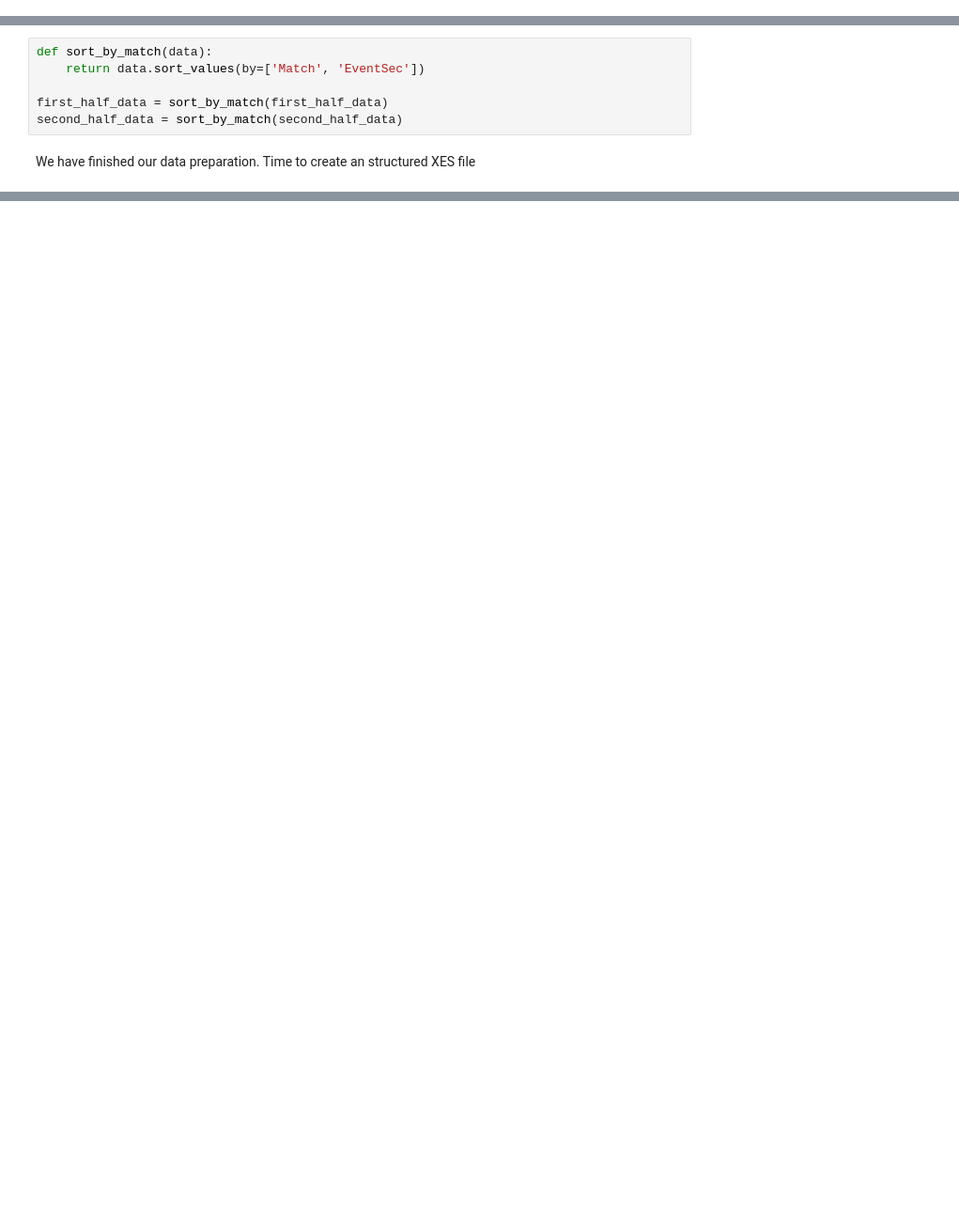
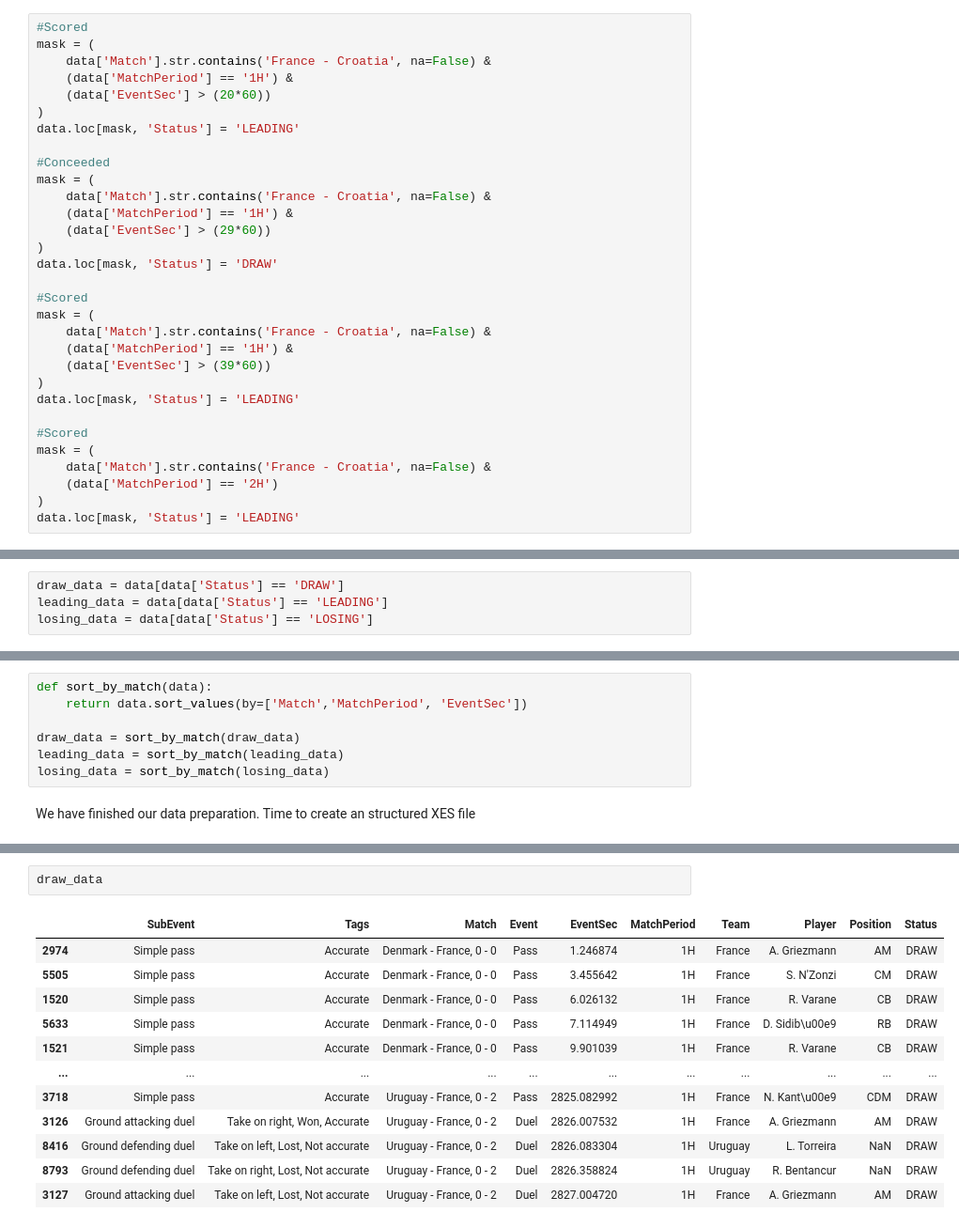
Before and after one commit to MrSachin7/ProcessMiningProject, a Jupyter notebook: Data_preparation/index.ipynb, the cells around one changed output, grey strips where cells are left out. Shown at 94% size. Cells and saved outputs as stored; diff of their text form; blank space fills up the shorter version.

```diff
--- a/Data_preparation/index.ipynb
+++ b/Data_preparation/index.ipynb
@@ -242 +382,32 @@ data[data['Team'] == 'France']
+# %%
+#Scored
+mask = (
+    data['Match'].str.contains('France - Croatia', na=False) &
+    (data['MatchPeriod'] == '1H') &
+    (data['EventSec'] > (20*60))
+)
+data.loc[mask, 'Status'] = 'LEADING'
+
+#Conceeded
+mask = (
+    data['Match'].str.contains('France - Croatia', na=False) &
+    (data['MatchPeriod'] == '1H') &
+    (data['EventSec'] > (29*60))
+)
+data.loc[mask, 'Status'] = 'DRAW'
+
+#Scored
+mask = (
+    data['Match'].str.contains('France - Croatia', na=False) &
+    (data['MatchPeriod'] == '1H') &
+    (data['EventSec'] > (39*60))
+)
+data.loc[mask, 'Status'] = 'LEADING'
+
+#Scored
+mask = (
+    data['Match'].str.contains('France - Croatia', na=False) &
+    (data['MatchPeriod'] == '2H')
+)
+data.loc[mask, 'Status'] = 'LEADING'
 # %%
@@ -303,2 +420,6 @@ array(['Simple pass', 'Ground loose ball duel', 'Head pass', 'Air duel',
+# %%
+draw_data = data[data['Status'] == 'DRAW']
+leading_data = data[data['Status'] == 'LEADING']
+losing_data = data[data['Status'] == 'LOSING']
 # %% [markdown]
 ##We have shot, freekick shot, cross , freekick cross, corner in subevent which are more exciting for now.
@@ -322,9 +426,10 @@ data
 # %%
 def sort_by_match(data):
-    return data.sort_values(by=['Match', 'EventSec'])
+    return data.sort_values(by=['Match','MatchPeriod', 'EventSec'])
 
-first_half_data = sort_by_match(first_half_data)
-second_half_data = sort_by_match(second_half_data)
+draw_data = sort_by_match(draw_data)
+leading_data = sort_by_match(leading_data)
+losing_data = sort_by_match(losing_data)
 # %% [markdown]
 We have finished our data preparation. Time to create an structured XES file
 # %%
@@ -652,0 +613,15 @@ create_filtered_xes_file(second_half_data, "second_half_filtered_by_player.xes",
+# %%
+draw_data
+# %% [output]
+|  | SubEvent | Tags | Match | Event | EventSec | MatchPeriod | Team | Player | Position | Status |
+| 2974 | Simple pass | Accurate | Denmark - France, 0 - 0 | Pass | 1.246874 | 1H | France | A. Griezmann | AM | DRAW |
+| 5505 | Simple pass | Accurate | Denmark - France, 0 - 0 | Pass | 3.455642 | 1H | France | S. N'Zonzi | CM | DRAW |
+| 1520 | Simple pass | Accurate | Denmark - France, 0 - 0 | Pass | 6.026132 | 1H | France | R. Varane | CB | DRAW |
+| 5633 | Simple pass | Accurate | Denmark - France, 0 - 0 | Pass | 7.114949 | 1H | France | D. Sidib\u00e9 | RB | DRAW |
+| 1521 | Simple pass | Accurate | Denmark - France, 0 - 0 | Pass | 9.901039 | 1H | France | R. Varane | CB | DRAW |
+| ... | ... | ... | ... | ... | ... | ... | ... | ... | ... | ... |
+| 3718 | Simple pass | Accurate | Uruguay - France, 0 - 2 | Pass | 2825.082992 | 1H | France | N. Kant\u00e9 | CDM | DRAW |
+| 3126 | Ground attacking duel | Take on right, Won, Accurate | Uruguay - France, 0 - 2 | Duel | 2826.007532 | 1H | France | A. Griezmann | AM | DRAW |
+| 8416 | Ground defending duel | Take on left, Lost, Not accurate | Uruguay - France, 0 - 2 | Duel | 2826.083304 | 1H | Uruguay | L. Torreira | NaN | DRAW |
+| 8793 | Ground defending duel | Take on right, Lost, Not accurate | Uruguay - France, 0 - 2 | Duel | 2826.358824 | 1H | Uruguay | R. Bentancur | NaN | DRAW |
+| 3127 | Ground attacking duel | Take on left, Lost, Not accurate | Uruguay - France, 0 - 2 | Duel | 2827.004720 | 1H | France | A. Griezmann | AM | DRAW |
```
Also changed, not shown: parts of 26 cells of this notebook, 13 other files.
